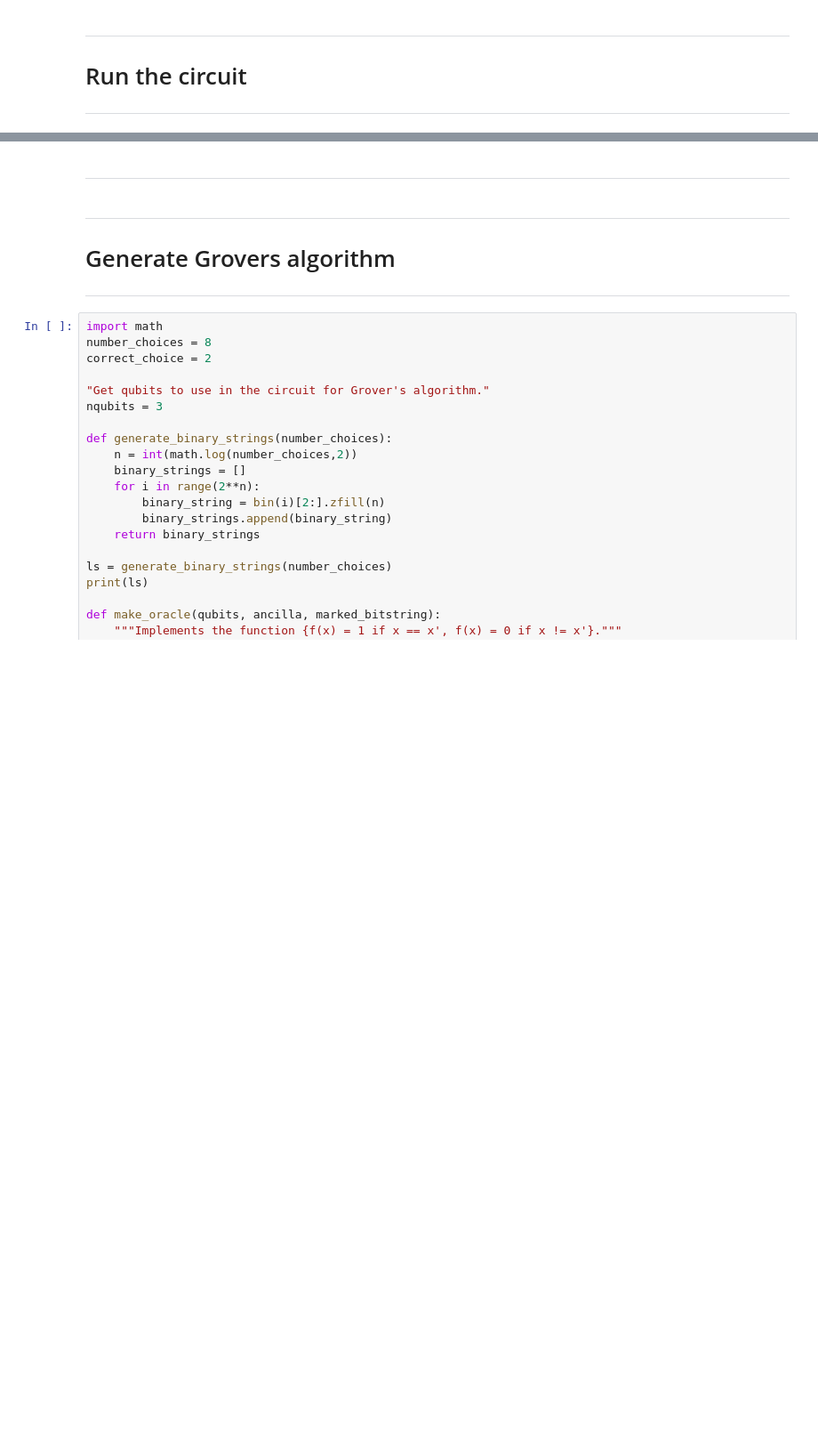
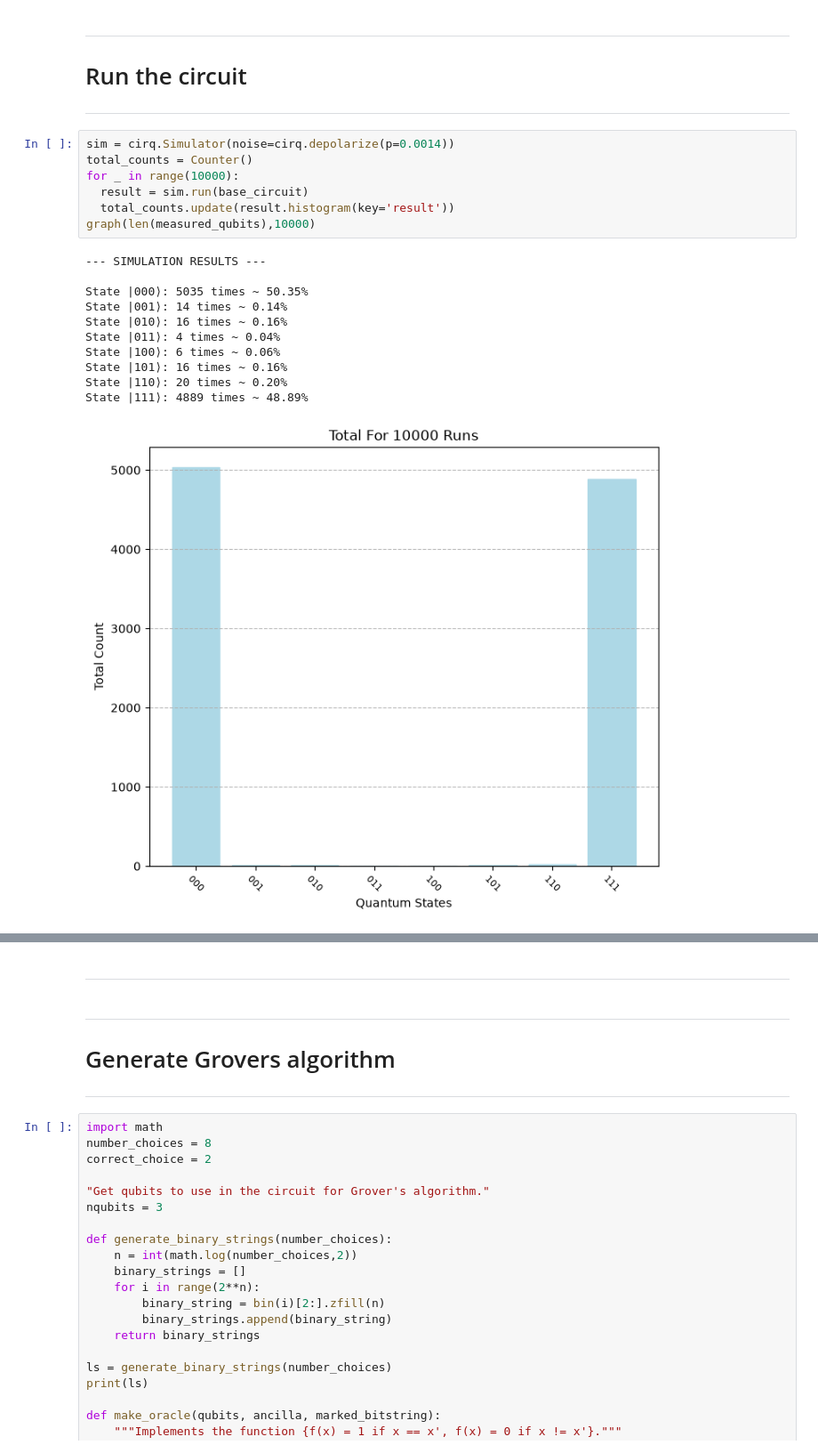
Before and after one commit to kartikeyabekkari/HyperRealisticNisqSimulation, a Jupyter notebook: Hyper_Realistic_NISQ_Simulation.ipynb, the cells around one changed output, grey strips where cells are left out. Shown at 89% size. Drawn from its saved outputs; the diff is of its cells as text; blank space fills up the shorter version.

```diff
--- a/Hyper_Realistic_NISQ_Simulation.ipynb
+++ b/Hyper_Realistic_NISQ_Simulation.ipynb
@@ -289,4 +289,23 @@ def run_NISQ_simulation(circuit_template, all_qubits, num_runs):
 ---
 # Run the circuit
 ---
+# %%
+sim = cirq.Simulator(noise=cirq.depolarize(p=0.0014))
+total_counts = Counter()
+for _ in range(10000):
+  result = sim.run(base_circuit)
+  total_counts.update(result.histogram(key='result'))
+graph(len(measured_qubits),10000)
+# %% [output]
+--- SIMULATION RESULTS ---
+
+State |000⟩: 5035 times ~ 50.35%
+State |001⟩: 14 times ~ 0.14%
+State |010⟩: 16 times ~ 0.16%
+State |011⟩: 4 times ~ 0.04%
+State |100⟩: 6 times ~ 0.06%
+State |101⟩: 16 times ~ 0.16%
+State |110⟩: 20 times ~ 0.20%
+State |111⟩: 4889 times ~ 48.89%
+[figure, added]
 # %%
```
Also changed, not shown: parts of 6 cells of this notebook.
